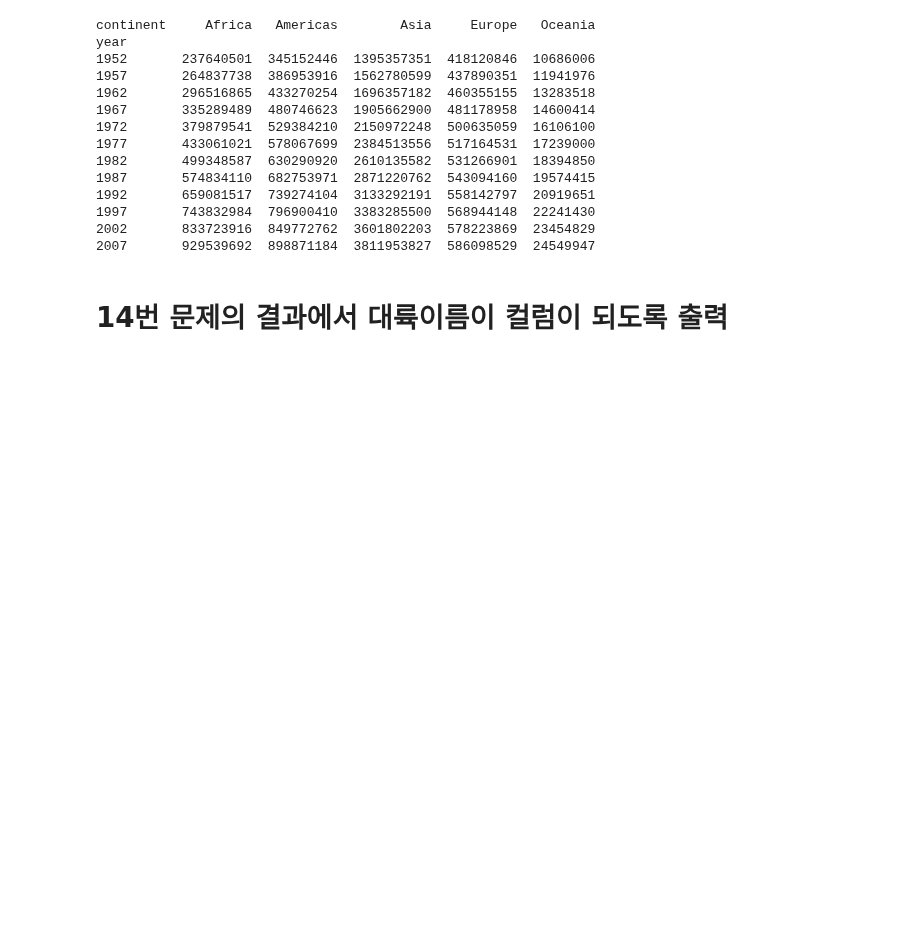
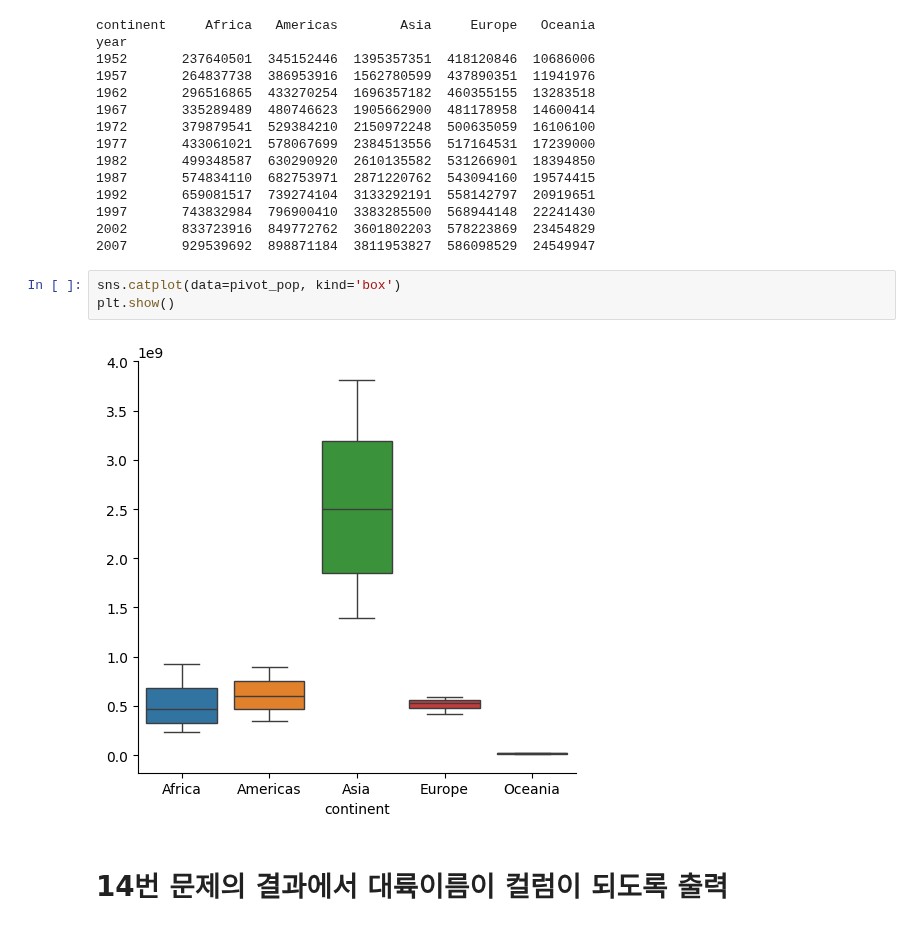
Before and after one commit to Sjleerodls/Data_Analysis, a Jupyter notebook: lab_da/da08_gapminder.ipynb, the cells around one changed output. Saved outputs shown, nothing was run; the diff lists cells and outputs as text; blank space fills up the shorter version.

```diff
--- a/lab_da/da08_gapminder.ipynb
+++ b/lab_da/da08_gapminder.ipynb
@@ -384,6 +423,11 @@ year
 1997       743832984  796900410  3383285500  568944148  22241430
 2002       833723916  849772762  3601802203  578223869  23454829
 2007       929539692  898871184  3811953827  586098529  24549947
+# %%
+sns.catplot(data=pivot_pop, kind='box')
+plt.show()
+# %% [output]
+[figure, added]
 # %% [markdown]
 # 14번 문제의 결과에서 대륙이름이 컬럼이 되도록 출력
 # %%
```
Also changed, not shown: parts of 5 cells of this notebook.
